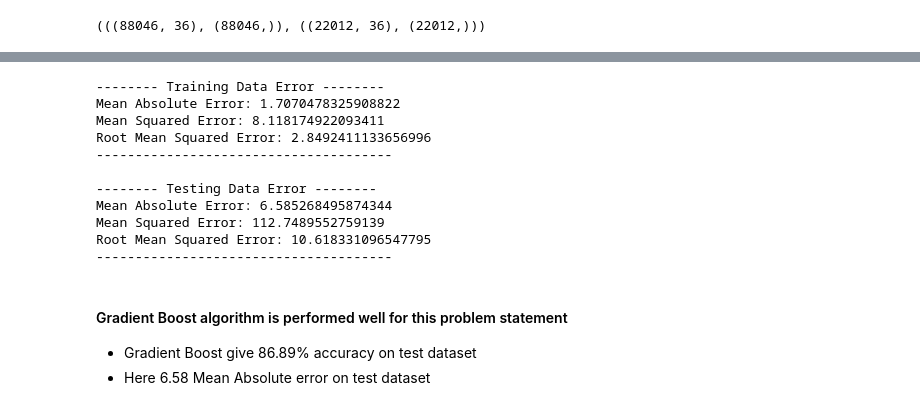
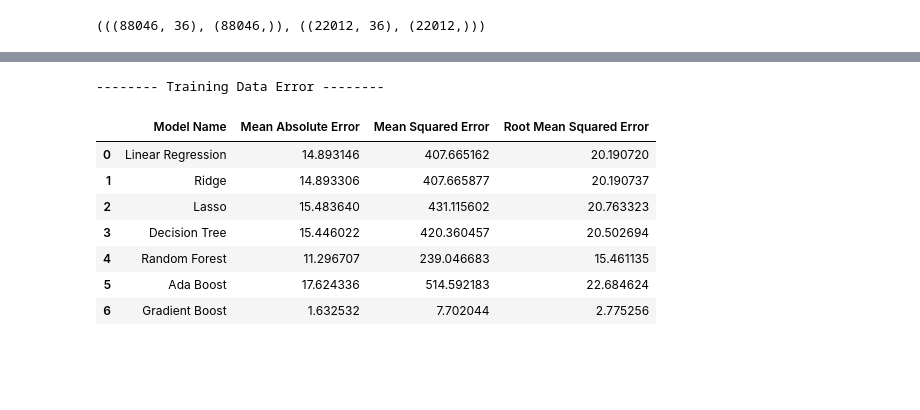
Before and after one commit to jaysoftic/ipl-score-predictor, a Jupyter notebook: IPL Model Training.ipynb, the cells around one changed output, grey strips where cells are left out. Drawn from its saved outputs; the diff is of its cells as text; code cells hidden in the pictures; blank space fills up the shorter version.

```diff
--- a/IPL Model Training.ipynb
+++ b/IPL Model Training.ipynb
@@ -381,41 +381,37 @@ pd.DataFrame(test_model)
 
 from sklearn.metrics import mean_absolute_error, mean_squared_error
 
-y_pred_train = best_model["Gradient Boost"].predict(X_train)
-y_pred_test = best_model["Gradient Boost"].predict(X_test)
+train_model_error = []
+test_model_error = []
 
-train_mae = mean_absolute_error(y_train, y_pred_train)
-train_mse = mean_squared_error(y_train, y_pred_train)
-train_rmse = np.sqrt(train_mse)
+for model_name, model in best_model.items():
+    y_pred_train = model.predict(X_train)
+    y_pred_test = model.predict(X_test)
 
-test_mae = mean_absolute_error(y_test, y_pred_test)
-test_mse = mean_squared_error(y_test, y_pred_test)
-test_rmse = np.sqrt(test_mse)
+    train_mae = mean_absolute_error(y_train, y_pred_train)
+    train_mse = mean_squared_error(y_train, y_pred_train)
+    train_rmse = np.sqrt(train_mse)
 
-print("-------- Training Data Error --------")
-print("Mean Absolute Error:", train_mae)
-print("Mean Squared Error:", train_mse)
-print("Root Mean Squared Error:", train_rmse)
-print("--------------------------------------")
-print()
-print("-------- Testing Data Error --------")
-print("Mean Absolute Error:", test_mae)
-print("Mean Squared Error:", test_mse)
-print("Root Mean Squared Error:", test_rmse)
-print("--------------------------------------")
+    test_mae = mean_absolute_error(y_test, y_pred_test)
+    test_mse = mean_squared_error(y_test, y_pred_test)
+    test_rmse = np.sqrt(test_mse)
+
+    train_model_error.append({"Model Name": model_name, "Mean Absolute Error": train_mae, "Mean Squared Error": train_mse, "Root Mean Squared Error": train_rmse})
+    test_model_error.append({"Model Name": model_name, "Mean Absolute Error": test_mae, "Mean Squared Error": test_mse, "Root Mean Squared Error": test_rmse})
+
+
+train_model_error = pd.DataFrame(train_model_error)
+test_model_error = pd.DataFrame(test_model_error)
-# %% [output]
--------- Training Data Error --------
-Mean Absolute Error: 1.7070478325908822
-Mean Squared Error: 8.118174922093411
-Root Mean Squared Error: 2.8492411133656996
---------------------------------------
-
--------- Testing Data Error --------
-Mean Absolute Error: 6.585268495874344
-Mean Squared Error: 112.7489552759139
-Root Mean Squared Error: 10.618331096547795
---------------------------------------
-# %% [markdown]
-#### Gradient Boost algorithm is performed well for this problem statement
-- Gradient Boost give 86.89% accuracy on test dataset
-- Here 6.58 Mean Absolute error on test dataset
+# %%
+print("-------- Training Data Error --------")
+train_model_error
+# %% [output]
+-------- Training Data Error --------
+|  | Model Name | Mean Absolute Error | Mean Squared Error | Root Mean Squared Error |
+| 0 | Linear Regression | 14.893146 | 407.665162 | 20.190720 |
+| 1 | Ridge | 14.893306 | 407.665877 | 20.190737 |
+| 2 | Lasso | 15.483640 | 431.115602 | 20.763323 |
+| 3 | Decision Tree | 15.446022 | 420.360457 | 20.502694 |
+| 4 | Random Forest | 11.296707 | 239.046683 | 15.461135 |
+| 5 | Ada Boost | 17.624336 | 514.592183 | 22.684624 |
+| 6 | Gradient Boost | 1.632532 | 7.702044 | 2.775256 |
```
Also changed, not shown: parts of 9 cells of this notebook, 11 other files.
